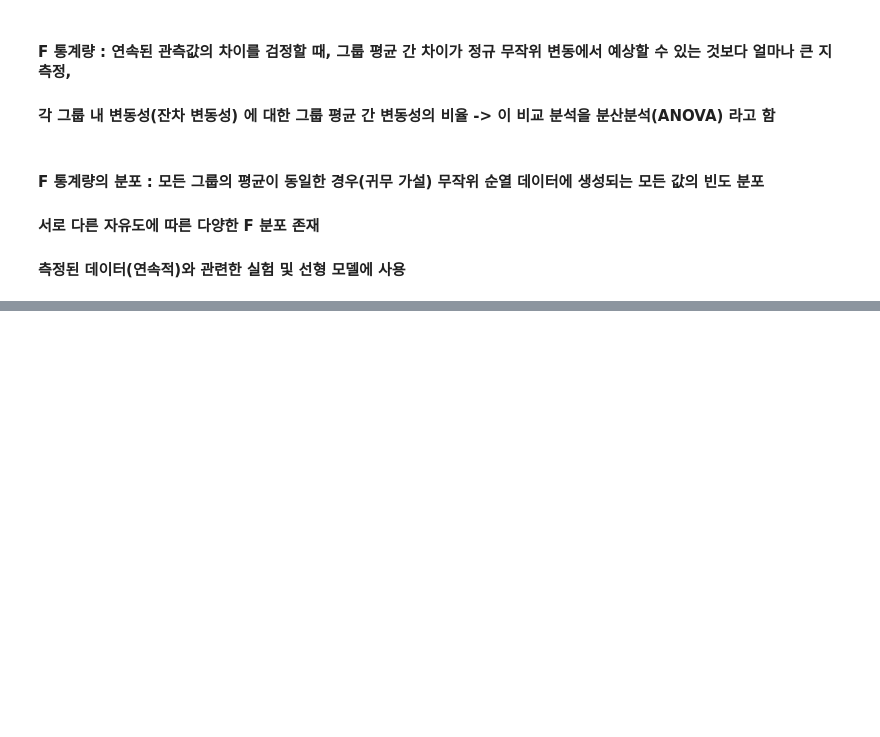
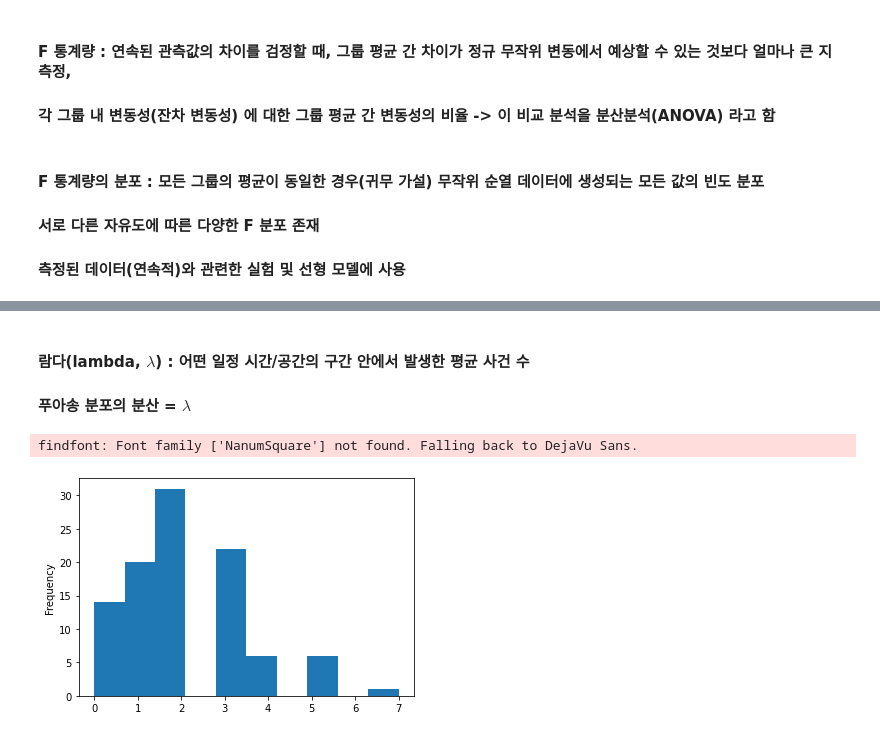
Before and after one commit to Minah-Seong/Practical-Statistics, a Jupyter notebook: 2_데이터와 표본분포.ipynb, the cells around one changed output, grey strips where cells are left out. Drawn from its saved outputs; the diff is of its cells as text; code cells hidden in the pictures; blank space fills up the shorter version.

```diff
--- a/2_데이터와 표본분포.ipynb
+++ b/2_데이터와 표본분포.ipynb
@@ -290,0 +299,13 @@ stats.binom.cdf(2, n=5, p=0.1)
+# %% [markdown]
+#### __람다(lambda, $\lambda$)__ : 어떤 일정 시간/공간의 구간 안에서 발생한 __평균 사건 수__
+#### __푸아송 분포의 분산 = $\lambda$__
+# %%
+# 람다=2인 푸아송 분포에서 난수 100개를 생성
+
+poi = stats.poisson.rvs(2, size=100)
+
+pd.Series(poi).plot.hist()
+plt.show()
+# %% [output]
+findfont: Font family ['NanumSquare'] not found. Falling back to DejaVu Sans.
+[figure, added]
```
Also changed, not shown: parts of 14 cells of this notebook.
